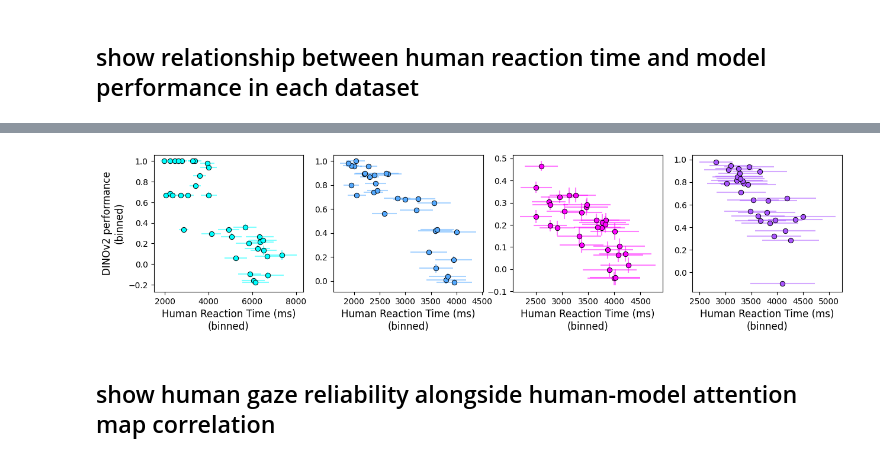
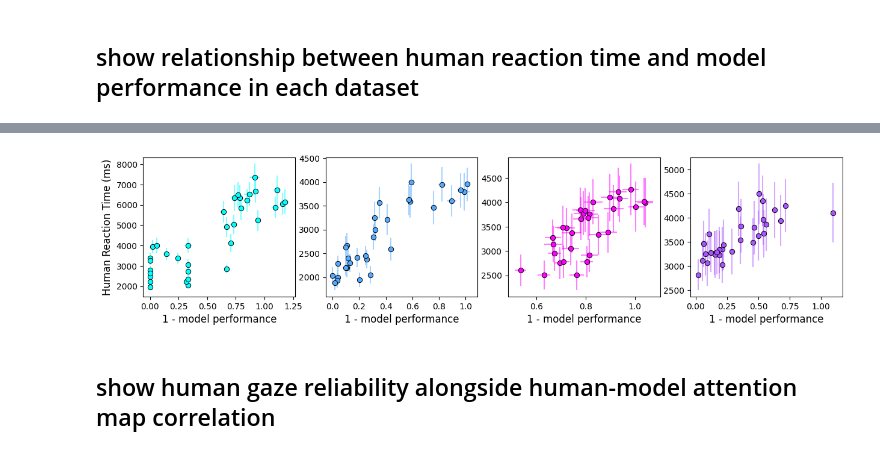
Before and after one commit to tzler/mochi_code, a Jupyter notebook: scripts/results.ipynb, the cells around one changed output, grey strips where cells are left out. Drawn from its saved outputs; the diff is of its cells as text; code cells hidden in the pictures.

Commit message:
fixing visualization scripts

```diff
--- a/scripts/results.ipynb
+++ b/scripts/results.ipynb
@@ -43,7 +46,5 @@ Mounted at /content/gdrive
-# %%
-base_dir = './gdrive/MyDrive/neurips_benchmark/for_reviewers'
-image_dir = os.path.join(base_dir, 'images')
-data_dir = os.path.join(base_dir, 'data')
+# %%
+data_dir = os.path.join('..', 'assets')
 # %%
 save_figures = False
 if save_figures:
@@ -378,9 +359,19 @@ plt.ylim(-.19, .82 )
 xshift = .02 * (axes2.get_xlim()[1] - axes2.get_xlim()[0])
 plt.xlim(xmin - xshift,xmax + xshift*5)
 
+# OG
 lgnd = plt.legend(title='Model Class')
-for i in range(len(lgnd.legendHandles)):
-  lgnd.legendHandles[i]._sizes = [100]
+for i in range(len(lgnd.legend_handles)):
+ lgnd.legend_handles[i]._sizes = [100]
+
+# # SUGGESTION
+# lgnd = plt.legend(title='Model Class')
+# # Resize legend markers
+# for handle in lgnd.legendHandles:
+#     handle.set_sizes([100])  # Adjust marker size
+
+
+
 
 plt.xlabel('GFLOPS', fontsize=13)
 plt.ylabel('Performance on Benchmark', fontsize=13)
@@ -499,36 +509,36 @@ def sort_trials(idf, n_groups=20, groupby='human_accuracy'):
 # %%
 model_names = {'dino': 'dinov2-giant','clip': 'CLIP_ViT-g'}
 
 model_name = model_names['dino'] # 'dinov2-giant_svm_avg'
 
 plt.figure(figsize=[15,3])
 
 for iplot, d in enumerate(df.dataset.unique()):
 
   plt.subplot(1,4,iplot+1)
-  if not iplot: plt.ylabel('DINOv2 performance\n(binned)', fontsize=12);
+  if not iplot: plt.ylabel('Human Reaction Time (ms)', fontsize=12);
   idf = df[df.dataset==d]
   idf['trial_group'] = sort_trials(idf, n_groups=30, groupby='human_accuracy')
 
-  x = idf.groupby('trial_group').human_rt.mean()
-  y = idf.groupby('trial_group')['%s_svm_avg'%model_name].mean()
+  y = idf.groupby('trial_group').human_rt.mean()
+  x = 1 - idf.groupby('trial_group')['%s_svm_avg'%model_name].mean()
 
-  yerr = idf.groupby('trial_group')['%s_svm_sem'%model_name].mean()
-  xerr = idf.groupby('trial_group').human_rt_sem.mean()
+  xerr = idf.groupby('trial_group')['%s_svm_sem'%model_name].mean()
+  yerr = idf.groupby('trial_group').human_rt_sem.mean()
 
   plt.scatter(x, y,
               linewidth=.7,
               color=colors[d],
               edgecolor='black')
   plt.errorbar(x, y, xerr=xerr, yerr=yerr, ls='', zorder=-2, color=colors[d], alpha=.5)
-  plt.xlabel('Human Reaction Time (ms)\n(binned)', fontsize=12)
+  plt.xlabel('1 - model performance', fontsize=12)
 
 if figure_save_location:
   print('!')
   path = os.path.join(figure_save_location, 'human_and_model_reaction_time_scatterplot.pdf')
   plt.savefig(path, bbox_inches='tight');
 # %% [output]
-[figure, old version]
+[figure, new version]
 # %% [markdown]
 ## show human gaze reliability alongside human-model attention map correlation
 # %%
```
Also changed, not shown: parts of 15 cells of this notebook, 4 other files.
